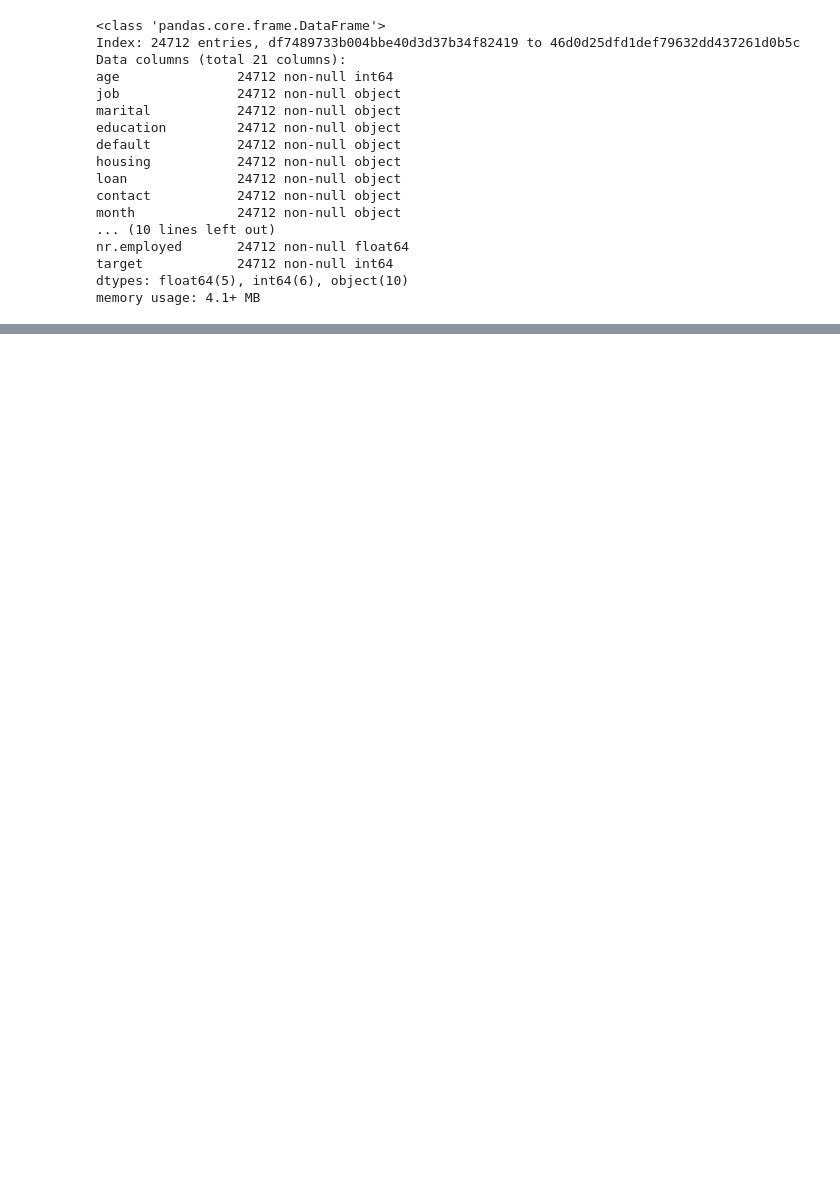
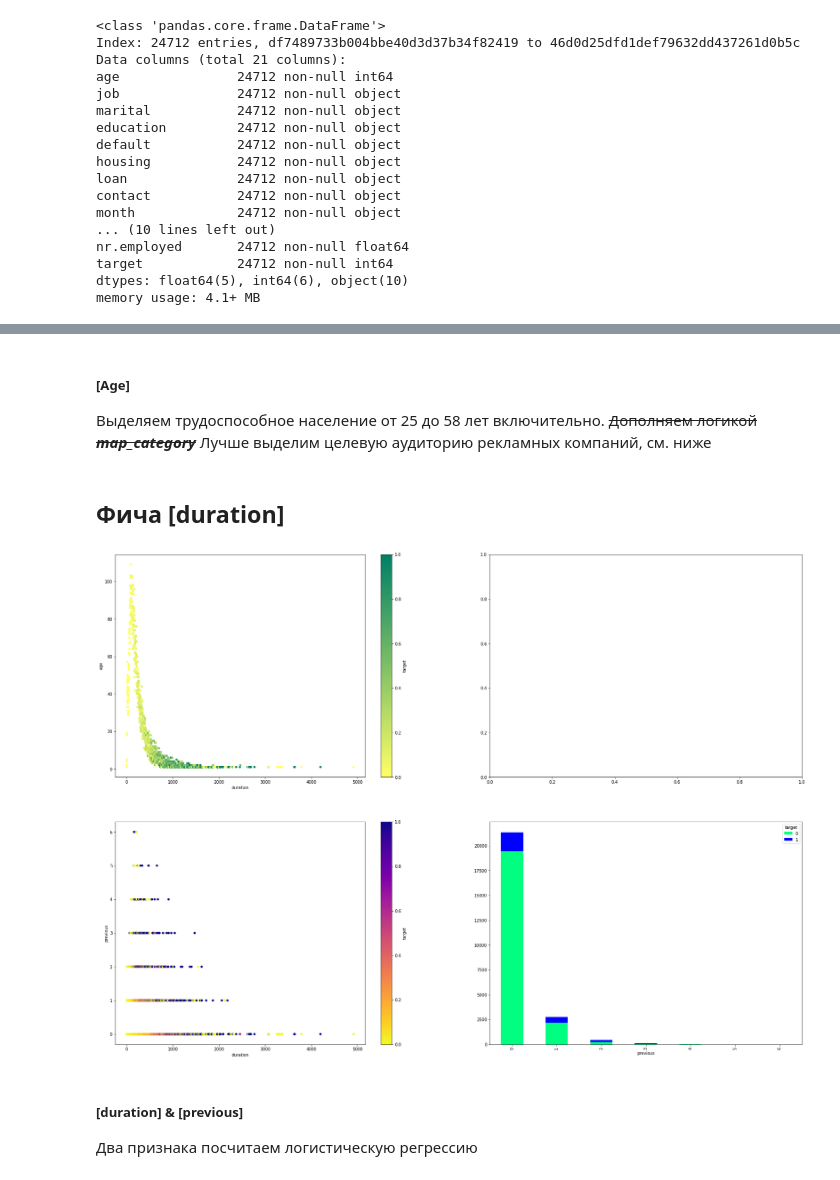
Before and after one commit to Vetrintsev/sfml, a Jupyter notebook: hw_03/sf02classification.ipynb, the cells around one changed output, grey strips where cells are left out. Drawn from its saved outputs; the diff is of its cells as text; code cells hidden in the pictures; blank space fills up the shorter version.

```diff
--- a/hw_03/sf02classification.ipynb
+++ b/hw_03/sf02classification.ipynb
@@ -856,0 +226,17 @@ y_test = pd.DataFrame(predict, X_test.index, columns=['target'])
+# %% [markdown]
+##### [Age]
+Выделяем трудоспособное население от 25 до 58 лет включительно.
+~~Дополняем логикой __*map_category*__~~
+Лучше выделим целевую аудиторию рекламных компаний, см. ниже
+# %% [markdown]
+## Фича [duration]
+# %%
+fig, axes = pyplot.subplots(2,2, squeeze=False, figsize=(30,22))
+train.groupby(['duration']).agg({'age':'count', 'target':'mean'}).reset_index().plot.scatter(x='duration', y='age', c='target', cmap=pyplot.cm.summer_r, ax = axes[0,0])
+train.groupby(['duration','previous']).agg({'target':'mean'}).reset_index().plot.scatter(x='duration', y='previous', c='target', cmap=pyplot.cm.plasma_r, ax = axes[1,0])
+show_hist(train, 'previous', 'target', axes[1,1])
+# %% [output]
+[figure, added]
+# %% [markdown]
+##### [duration] & [previous]
+Два признака посчитаем логистическую регрессию
```
Also changed, not shown: parts of 100 cells of this notebook.
